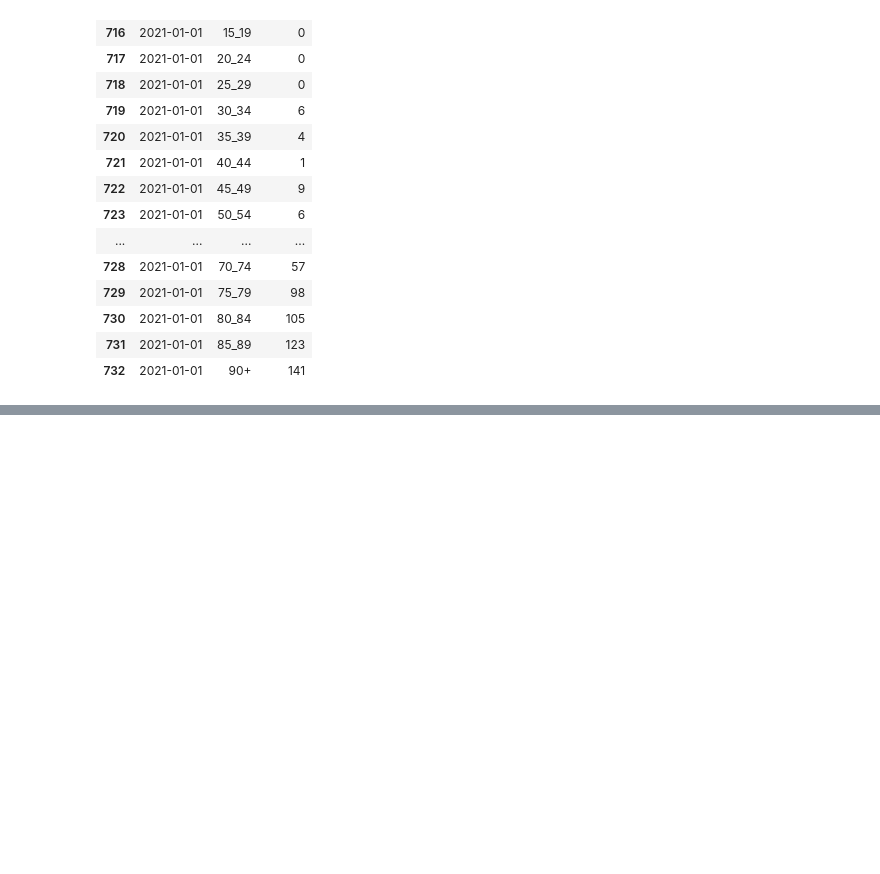
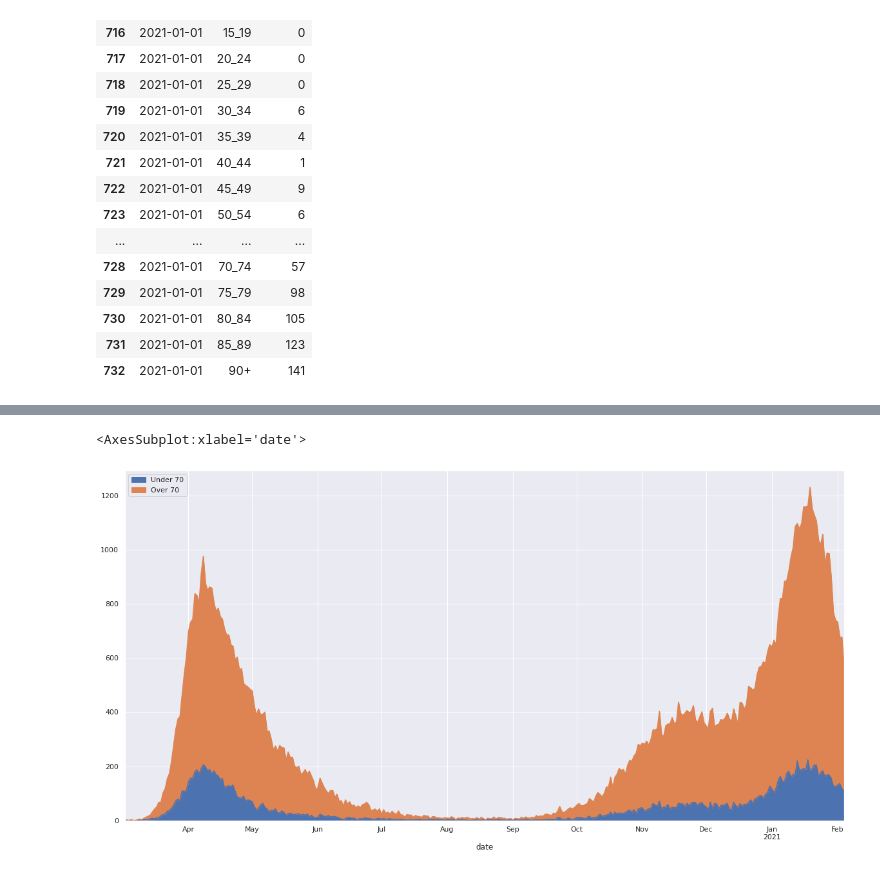
Before and after one commit to rgargente/covid_over_70s_deaths, a Jupyter notebook: covid/covid.ipynb, the cells around one changed output, grey strips where cells are left out. Drawn from its saved outputs; the diff is of its cells as text; code cells hidden in the pictures; blank space fills up the shorter version.

```diff
--- a/covid/covid.ipynb
+++ b/covid/covid.ipynb
@@ -5,7 +5,7 @@ Get the data from the official UK repository and drop the columns we are not int
 # %%
 from matplotlib import pyplot as plt
 import seaborn as sns
-import pandas
+import pandas as pd
 
 url = "https://api.coronavirus.data.gov.uk/v2/data?areaType=nation&areaCode=E92000001&metric=newDeaths28DaysByDeathDateAgeDemographics&format=csv"
-data = pandas.read_csv(url).drop(['areaType', 'areaCode', 'areaName', 'metric', 'rollingRate', 'rollingSum'], 1)
+df = pd.read_csv(url, parse_dates=['date']).drop(['areaType', 'areaCode', 'areaName', 'metric', 'rollingRate', 'rollingSum'], 1)
@@ -14,6 +14,7 @@ Remove existing aggregated data, so that we can make our own aggregations
 # %%
-data = data[~data.age.isin(['00_59', '60+'])]
-data[data.date.eq('2021-01-01')]
+df = df[~df.age.isin(['00_59', '60+'])]
+
+df[df.date.eq('2021-01-01')]
 # %% [output]
 |  | date | age | deaths |
 | 714 | 2021-01-01 | 00_04 | 0 |
@@ -41,0 +44,16 @@ sns.lineplot(data=data.groupby('date').sum())
+# %%
+under70 = ['00_04', '05_09', '10_14', '15_19', '20_24', '25_29', '30_34', '35_39',
+           '40_44', '45_49', '50_54', '55_59', '60_64', '65_69']
+over70 = ['70_74', '75_79', '80_84', '85_89', '90+']
+
+u=df[df.age.isin(under70)].groupby('date').sum()
+o=df[df.age.isin(over70)].groupby('date').sum()
+series = pd.concat([
+    u.rename(columns={'deaths': 'Under 70'}),
+    o.rename(columns={'deaths': 'Over 70'})],
+    axis=1)
+
+series.plot.area(figsize=figsize)
+# %% [output]
+<AxesSubplot:xlabel='date'>
+[figure, added]
```
Also changed, not shown: parts of 9 cells of this notebook.
